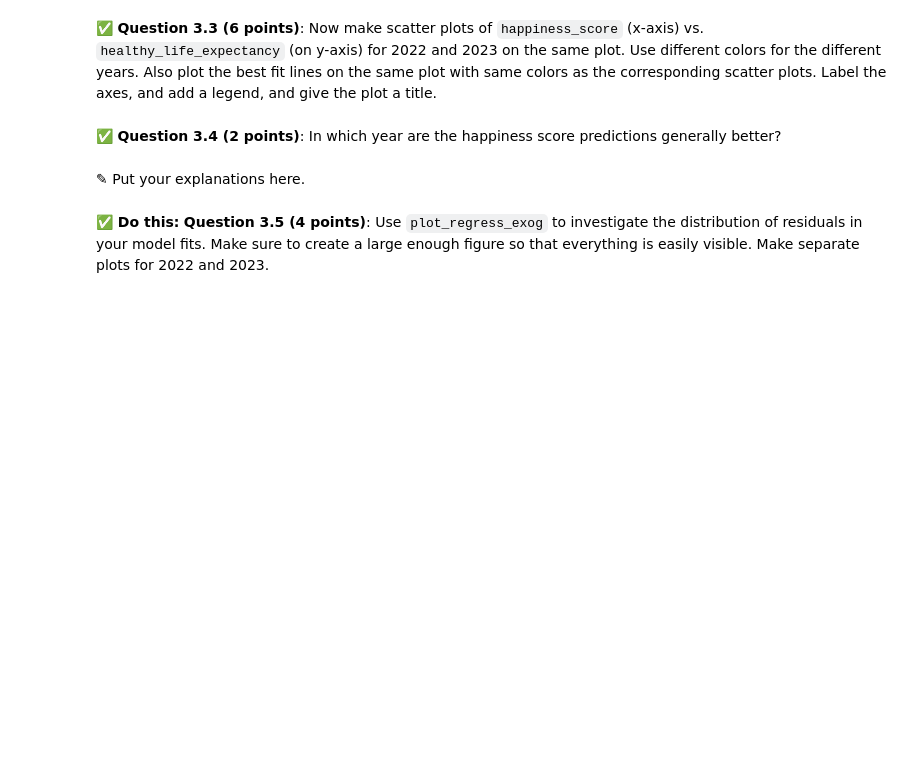
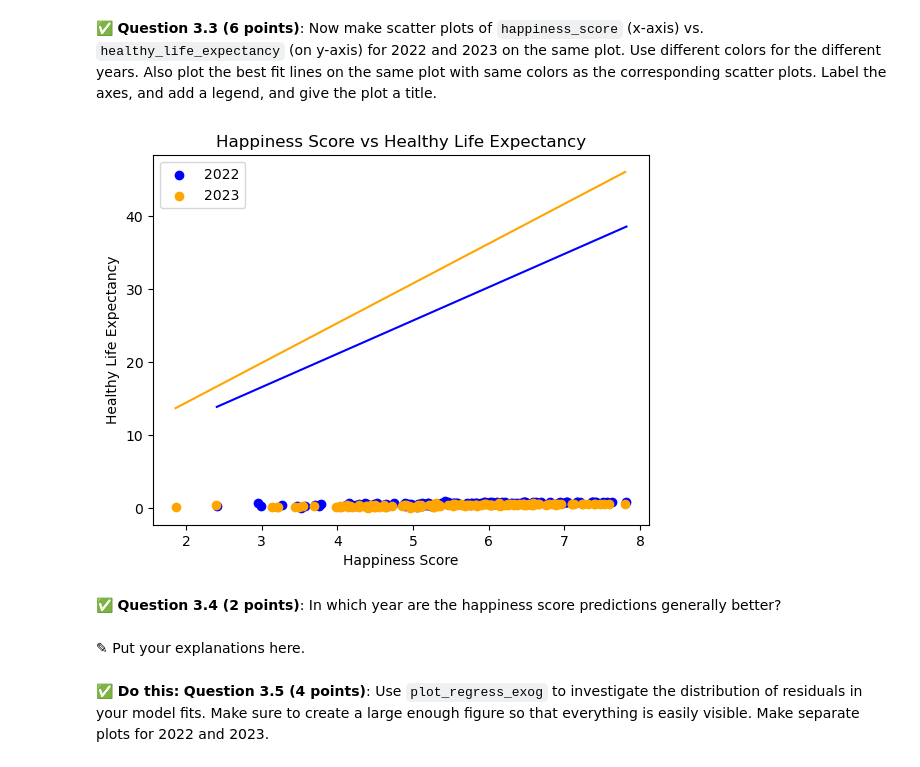
Before and after one commit to Lawpantoe/CMSE202-f23-turnin, a Jupyter notebook: hw-03/HW-03_Regression-S24-STUDENT.ipynb, the cells around one changed output. Drawn from its saved outputs; the diff is of its cells as text; code cells hidden in the pictures; blank space fills up the shorter version.

```diff
--- a/hw-03/HW-03_Regression-S24-STUDENT.ipynb
+++ b/hw-03/HW-03_Regression-S24-STUDENT.ipynb
@@ -177,3 +225,29 @@ In this part, we'll perform some one-variable linear regression analysis on the
+# %%
+# Put your code here
+
+# Extracting coefficients for 2022
+intercept_2022 = results.params.iloc[0]
+slope_2022 = results.params.iloc[1]
+
+# Scatter plot and best-fit line for 2022
+plt.scatter(WHR_2022["happiness_score"], WHR_2022["healthy_life_expectancy"], label="2022",color='blue')
+plt.plot(WHR_2022["happiness_score"], slope_2022 * WHR_2022["happiness_score"] + intercept_2022, color='blue')
+
+# Extracting coefficients for 2023
+intercept_2023 = results1.params.iloc[0]
+slope_2023 = results1.params.iloc[1]
+
+# Scatter plot and best-fit line for 2023
+plt.scatter(WHR_2023["happiness_score"], WHR_2023["healthy_life_expectancy"], label="2023",color='orange')
+plt.plot(WHR_2023["happiness_score"], slope_2023 * WHR_2023["happiness_score"] + intercept_2023 ,color='orange')
+
+plt.xlabel("Happiness Score")
+plt.ylabel("Healthy Life Expectancy")
+plt.title("Happiness Score vs Healthy Life Expectancy")
+plt.legend()
+plt.show()
+# %% [output]
+[figure, added]
 # %% [markdown]
 &#9989;  **Question 3.4 (2 points)**: In which year are the happiness score predictions generally better?
 # %% [markdown]
```
Also changed, not shown: parts of 16 cells of this notebook.
